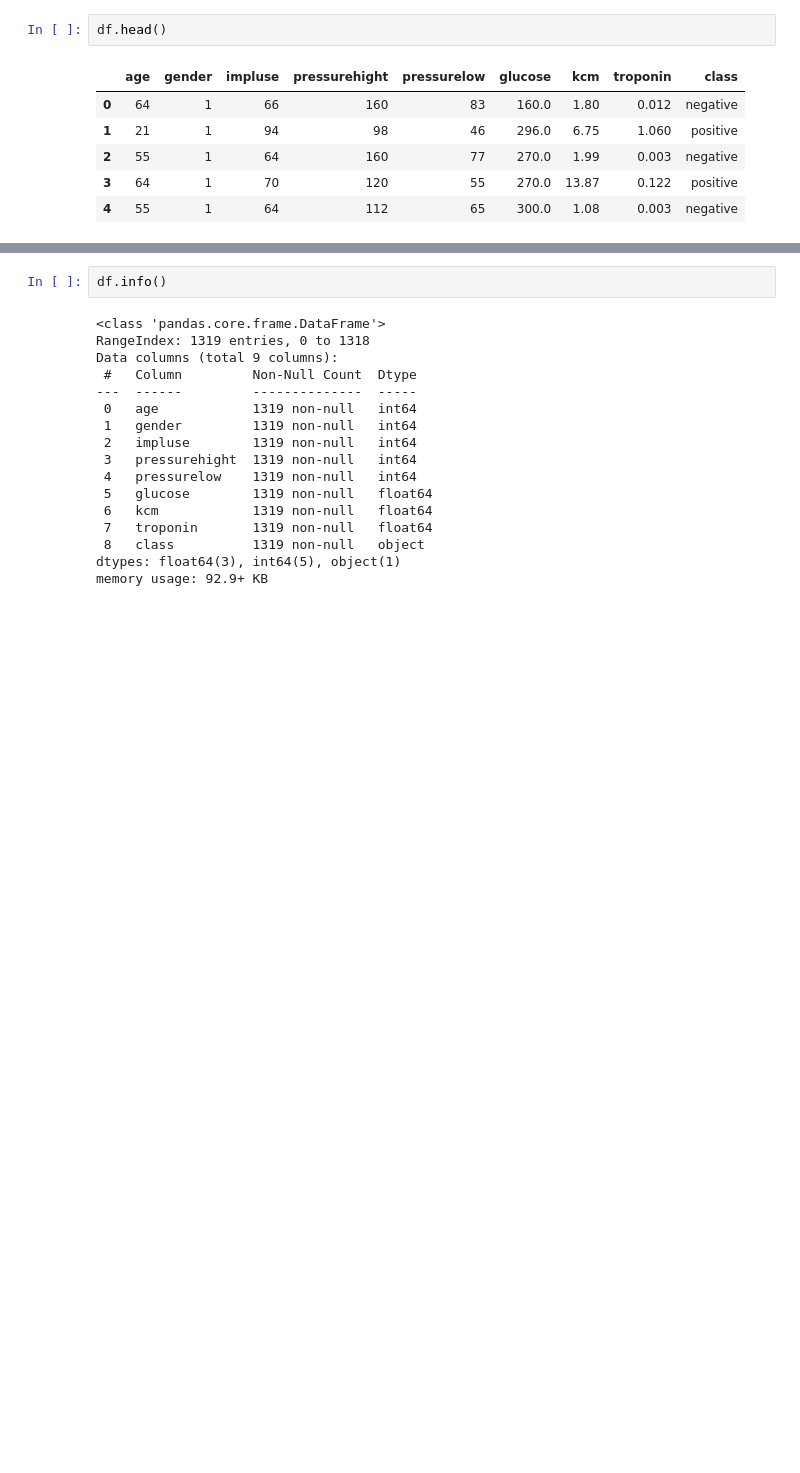
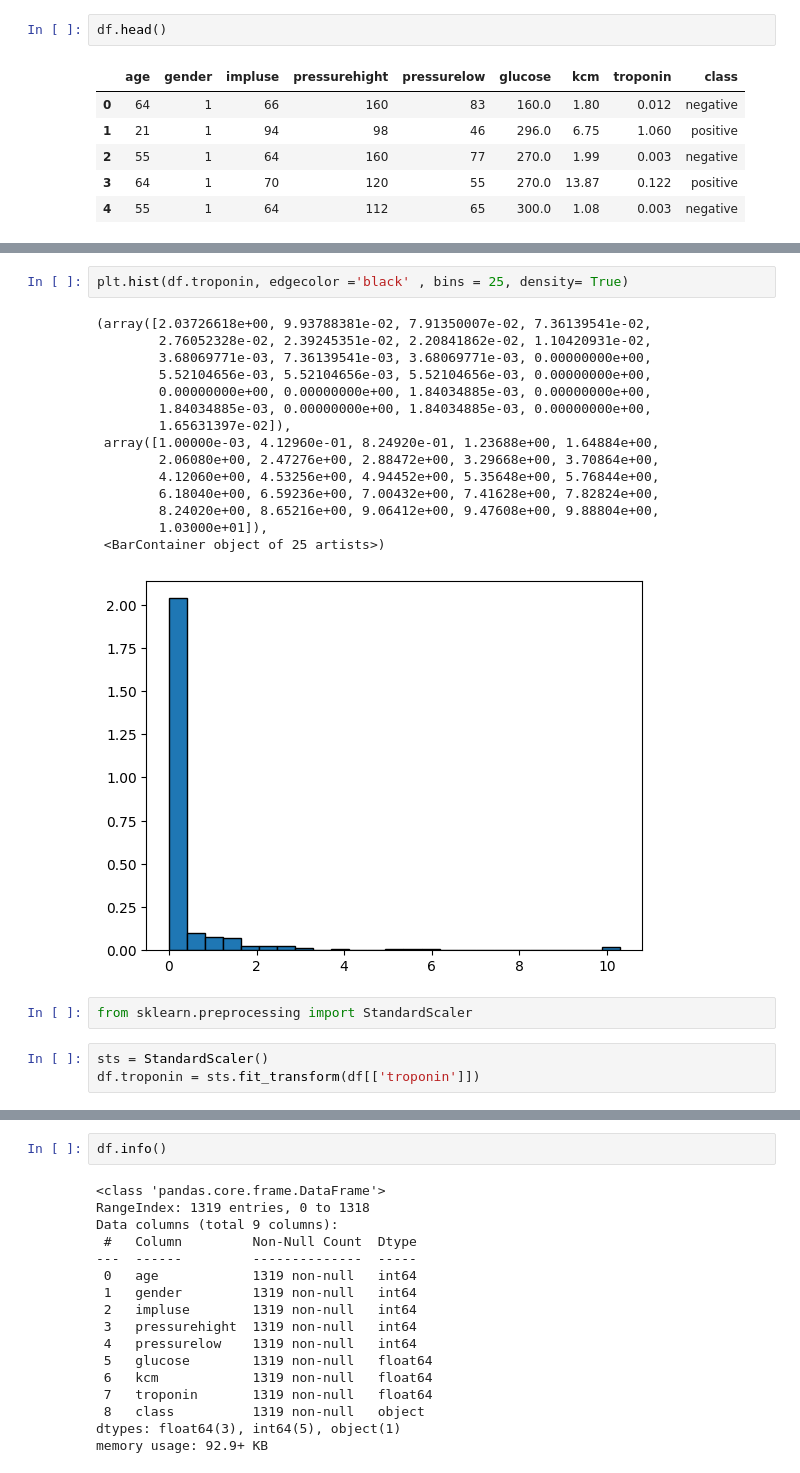
Before and after one commit to MajidrNEO1879/machine-learning-projects, a Jupyter notebook: cvd/cvd.ipynb, the cells around one changed output, grey strips where cells are left out. Drawn from its saved outputs; the diff is of its cells as text; blank space fills up the shorter version.

```diff
--- a/cvd/cvd.ipynb
+++ b/cvd/cvd.ipynb
@@ -27,0 +62,23 @@ df.head()
+# %%
+plt.hist(df.troponin, edgecolor ='black' , bins = 25, density= True)
+# %% [output]
+(array([2.03726618e+00, 9.93788381e-02, 7.91350007e-02, 7.36139541e-02,
+        2.76052328e-02, 2.39245351e-02, 2.20841862e-02, 1.10420931e-02,
+        3.68069771e-03, 7.36139541e-03, 3.68069771e-03, 0.00000000e+00,
+        5.52104656e-03, 5.52104656e-03, 5.52104656e-03, 0.00000000e+00,
+        0.00000000e+00, 0.00000000e+00, 1.84034885e-03, 0.00000000e+00,
+        1.84034885e-03, 0.00000000e+00, 1.84034885e-03, 0.00000000e+00,
+        1.65631397e-02]),
+ array([1.00000e-03, 4.12960e-01, 8.24920e-01, 1.23688e+00, 1.64884e+00,
+        2.06080e+00, 2.47276e+00, 2.88472e+00, 3.29668e+00, 3.70864e+00,
+        4.12060e+00, 4.53256e+00, 4.94452e+00, 5.35648e+00, 5.76844e+00,
+        6.18040e+00, 6.59236e+00, 7.00432e+00, 7.41628e+00, 7.82824e+00,
+        8.24020e+00, 8.65216e+00, 9.06412e+00, 9.47608e+00, 9.88804e+00,
+        1.03000e+01]),
+ <BarContainer object of 25 artists>)
+[figure, added]
+# %%
+from sklearn.preprocessing import StandardScaler
+# %%
+sts = StandardScaler()
+df.troponin = sts.fit_transform(df[['troponin']])
```
Also changed, not shown: parts of 25 cells of this notebook.
